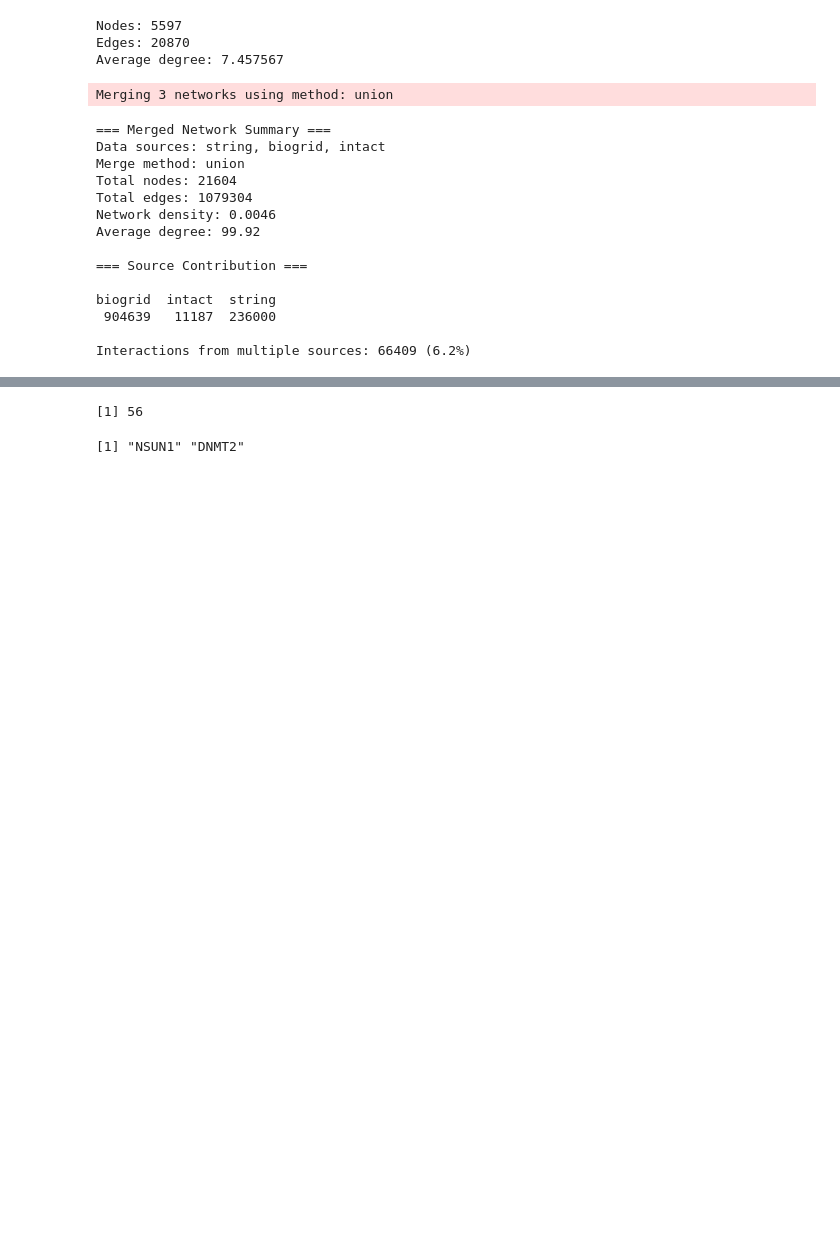
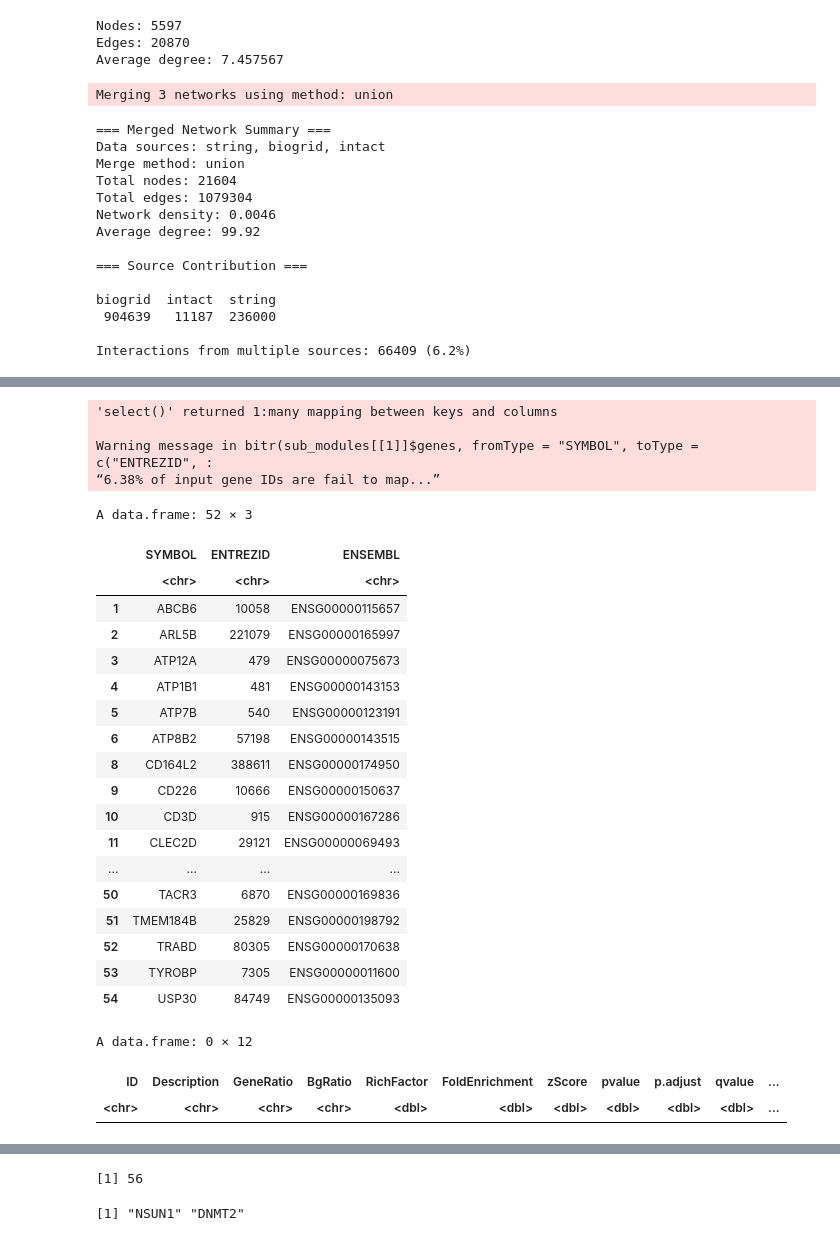
Before and after one commit to loganylchen/MPAGE, a Jupyter notebook: testing.ipynb, the cells around one changed output, grey strips where cells are left out. Saved outputs shown, nothing was run; the diff lists cells and outputs as text; code cells hidden in the pictures; blank space fills up the shorter version.

```diff
--- a/testing.ipynb
+++ b/testing.ipynb
@@ -102,0 +177,37 @@ for (i in seq_along(sub_modules)) {
+# %%
+ids <- bitr(sub_modules[[1]]$genes, fromType = "SYMBOL", toType = c("ENTREZID", "ENSEMBL"), OrgDb = "org.Hs.eg.db")
+ids
+# %% [output]
+'select()' returned 1:many mapping between keys and columns
+
+Warning message in bitr(sub_modules[[1]]$genes, fromType = "SYMBOL", toType = c("ENTREZID", :
+“6.38% of input gene IDs are fail to map...”
+A data.frame: 52 × 3
+|  | SYMBOL | ENTREZID | ENSEMBL |
+|  | <chr> | <chr> | <chr> |
+| 1 | ABCB6 | 10058 | ENSG00000115657 |
+| 2 | ARL5B | 221079 | ENSG00000165997 |
+| 3 | ATP12A | 479 | ENSG00000075673 |
+| 4 | ATP1B1 | 481 | ENSG00000143153 |
+| 5 | ATP7B | 540 | ENSG00000123191 |
+| 6 | ATP8B2 | 57198 | ENSG00000143515 |
+| 8 | CD164L2 | 388611 | ENSG00000174950 |
+| 9 | CD226 | 10666 | ENSG00000150637 |
+| 10 | CD3D | 915 | ENSG00000167286 |
+| 11 | CLEC2D | 29121 | ENSG00000069493 |
+| ... | ... | ... | ... |
+| 50 | TACR3 | 6870 | ENSG00000169836 |
+| 51 | TMEM184B | 25829 | ENSG00000198792 |
+| 52 | TRABD | 80305 | ENSG00000170638 |
+| 53 | TYROBP | 7305 | ENSG00000011600 |
+| 54 | USP30 | 84749 | ENSG00000135093 |
+# %%
+enrichWP(ids$ENTREZID,
+    organism = "Homo sapiens", pAdjustMethod = "BH",
+    pvalueCutoff = 0.01,
+    qvalueCutoff = 0.05
+) %>% as.data.frame()
+# %% [output]
+A data.frame: 0 × 12
+| ID | Description | GeneRatio | BgRatio | RichFactor | FoldEnrichment | zScore | pvalue | p.adjust | qvalue | ... |
+| <chr> | <chr> | <chr> | <chr> | <dbl> | <dbl> | <dbl> | <dbl> | <dbl> | <dbl> | ... |
```
Also changed, not shown: parts of 14 cells of this notebook, 5 other files.
